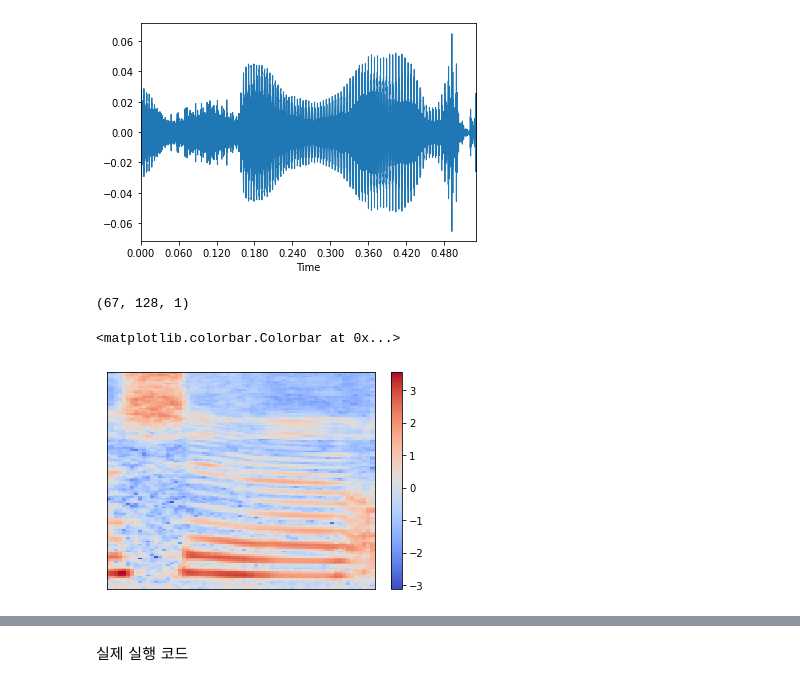
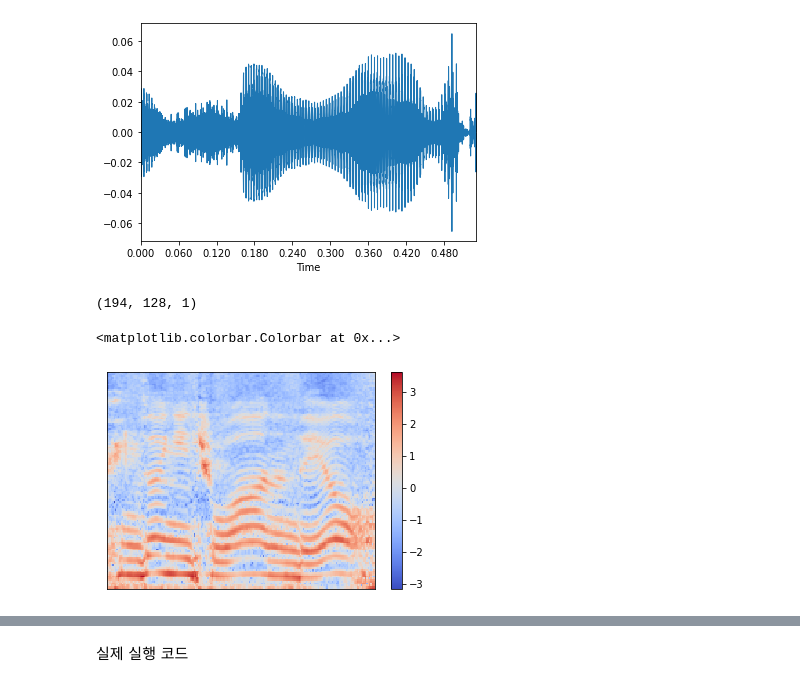
Before and after one commit to arjasc5231/Lingometer, a Jupyter notebook: speaker_verification/preprocess.ipynb, the cells around one changed output, grey strips where cells are left out. Drawn from its saved outputs; the diff is of its cells as text; code cells hidden in the pictures.

```diff
--- a/speaker_verification/preprocess.ipynb
+++ b/speaker_verification/preprocess.ipynb
@@ -58,9 +60,9 @@ def normalize_frames(m, epsilon=1e-12):
     return [(v - np.mean(v)) / max(np.std(v), epsilon) for v in m]
 # %%
 # 음성 하나를 spectrogram으로 변환
-def convert(file_path):
+def convert(file_path, trim=True):
     wav = pcm2npy(file_path)
-    wav = trim_silence(wav)
+    if trim: wav = trim_silence(wav)
     spec = npy2spec(wav)
     return spec
 # %%
@@ -228,12 +230,12 @@ ipd.Audio(audio_voice_only, rate = 16000)
 [interactive output not drawn]
 [figure]
 # %%
-spec = convert('./samples/pcm/SDRW2000000001/SDRW2000000001.1.1.187.pcm')
+spec = convert('./samples/pcm/SDRW2000000001/SDRW2000000001.1.1.2.pcm', trim=False)
 print(spec.shape)
 plt.figure()
 display.specshow(spec[:,:,0].T)
 plt.colorbar()
 # %% [output]
-(67, 128, 1)
+(194, 128, 1)
 <matplotlib.colorbar.Colorbar at 0x...>
-[figure, old version]
+[figure, new version]
```
Also changed, not shown: parts of 5 cells of this notebook, 1 other file.
